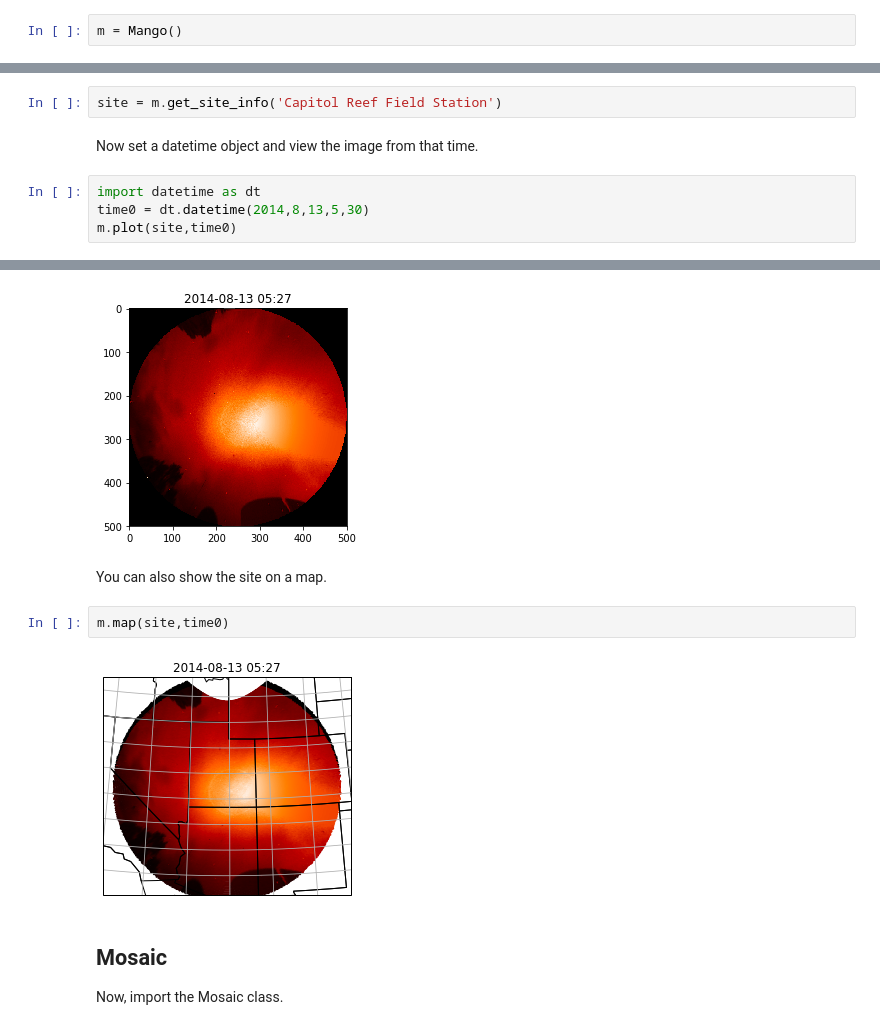
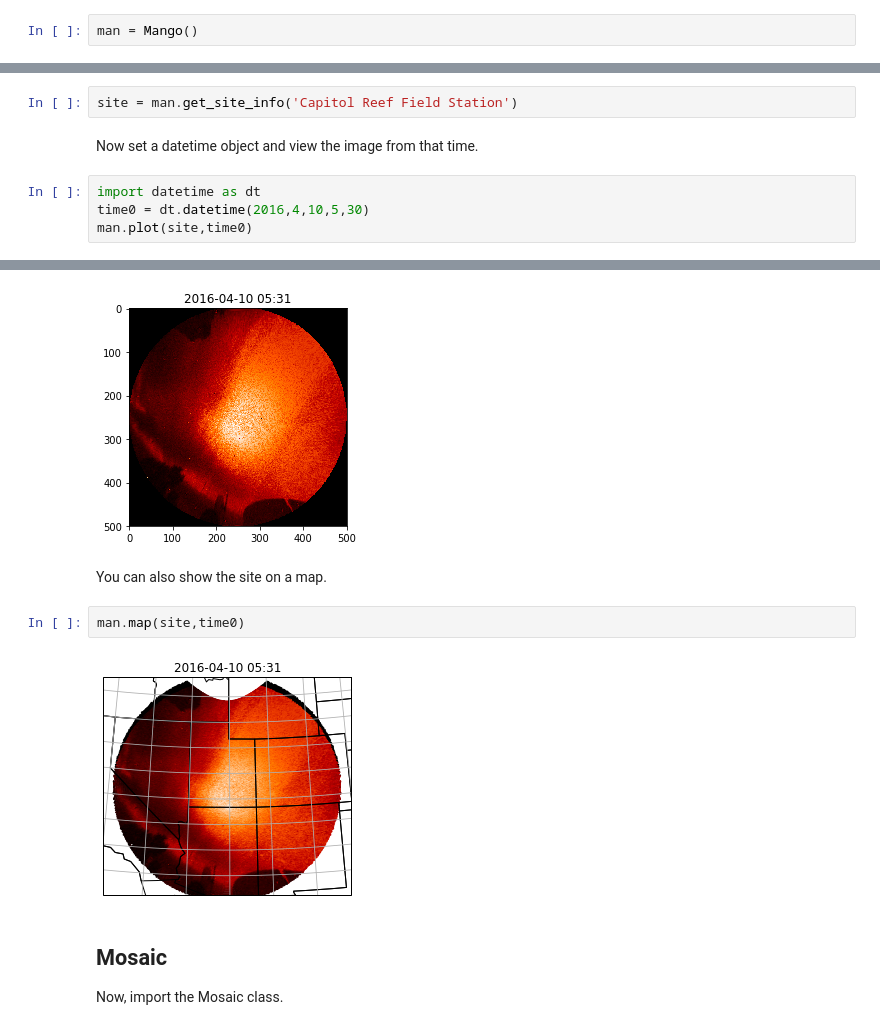
Before and after one commit to mangonetwork/mangopy, a Jupyter notebook: mangopy_tutorial.ipynb, the cells around one changed output, grey strips where cells are left out. Cells and saved outputs as stored; diff of their text form.

```diff
--- a/mangopy_tutorial.ipynb
+++ b/mangopy_tutorial.ipynb
@@ -18,2 +18,2 @@ Now, instantiate a Mango object.  There are no required inputs, but you can opti
 # %%
-m = Mango()
+man = Mango()
@@ -20,11 +22,11 @@ m = Mango()
 # %% [markdown]
 Specify what site you would like to look at.
 # %%
-site = m.get_site_info('Capitol Reef Field Station')
+site = man.get_site_info('Capitol Reef Field Station')
 # %% [markdown]
 Now set a datetime object and view the image from that time.
 # %%
 import datetime as dt
-time0 = dt.datetime(2014,8,13,5,30)
-m.plot(site,time0)
+time0 = dt.datetime(2016,4,10,5,30)
+man.plot(site,time0)
 # %% [output]
@@ -31,10 +35,10 @@ m.plot(site,time0)
-[figure, old version]
+[figure, new version]
 # %% [markdown]
 You can also show the site on a map.
 # %%
-m.map(site,time0)
+man.map(site,time0)
 # %% [output]
-[figure, old version]
+[figure, new version]
 # %% [markdown]
 ## Mosaic
 Now, import the Mosaic class.
```
Also changed, not shown: parts of 9 cells of this notebook, 3 other files.
